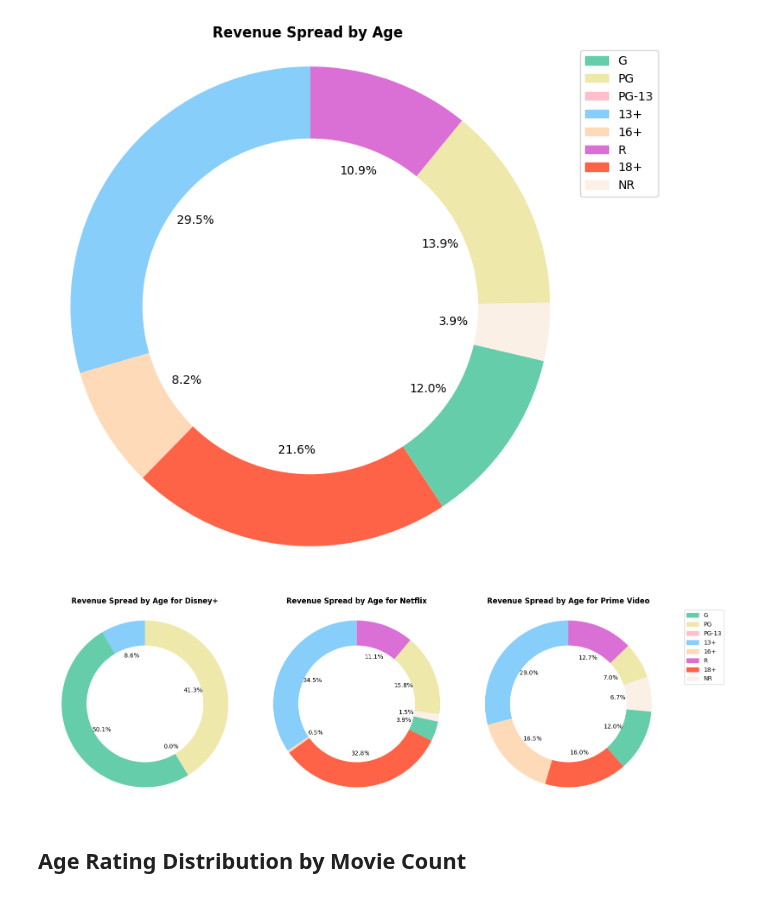
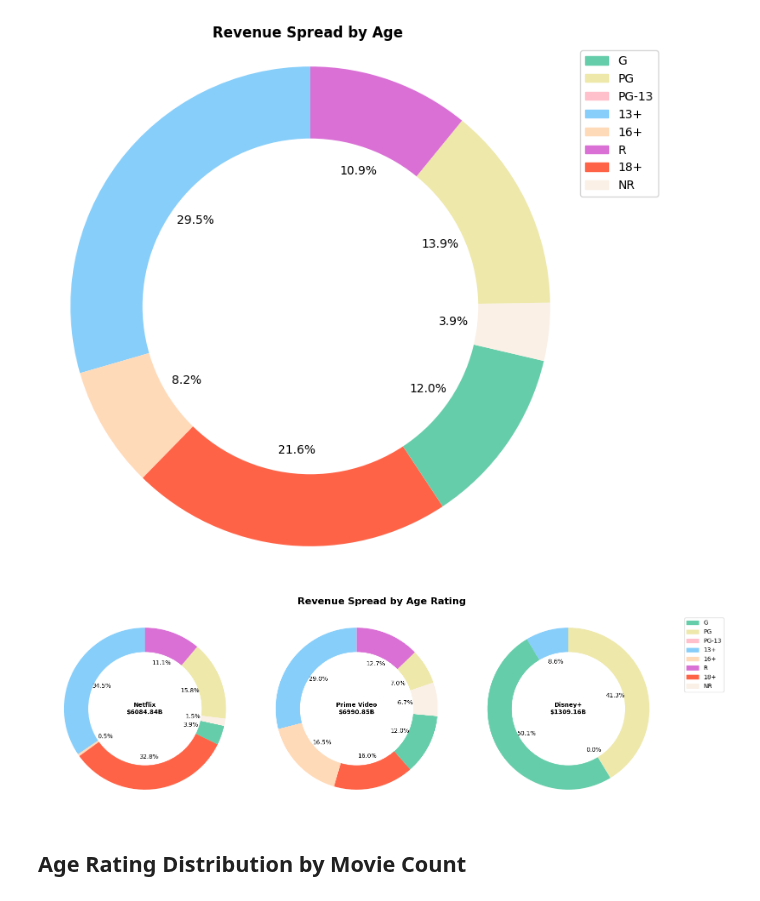
Before and after one commit to ulquyorra-11/Cinemalytics, a Jupyter notebook: notebooks/Quys Notebook/PLOT_FINAL_BETA.ipynb, the cells around one changed output. Drawn from its saved outputs; the diff is of its cells as text; code cells hidden in the pictures.

```diff
--- a/notebooks/Quys Notebook/PLOT_FINAL_BETA.ipynb
+++ b/notebooks/Quys Notebook/PLOT_FINAL_BETA.ipynb
@@ -139,6 +126,9 @@ plt.show()
 # %% [output]
 [figure]
 # %%
+import matplotlib.pyplot as plt
+from matplotlib.patches import Patch
+
 # Function to plot revenue - age rating distribution for a given platform
 def plot_platform_distribution(platform):
     # Filter data for the given platform
@@ -147,47 +137,51 @@ def plot_platform_distribution(platform):
     # Group by age_rating and calculate total revenue for each age rating
     revenue_by_age_rating = platform_df.groupby('age_rating')['revenue'].sum()
 
-    # Create legend for age_rating
-    if platform == 'Disney+':
-        patch_list = [Patch(color=color, label=age_rating) for age_rating, color in age_rating_colors.items()]
-    else:
-        patch_list = [Patch(color=color) for color in age_rating_colors.values()]
+    # Calculate total revenue for the platform in billions
+    total_revenue_billion = platform_df['revenue'].sum() / 1e9
 
     # Plot donut chart
     plt.pie(revenue_by_age_rating, labels=None, autopct='%1.1f%%', startangle=90,
             colors=[age_rating_colors.get(age_rating, 'lightgrey') for age_rating in revenue_by_age_rating.index])
 
     # Draw a circle in the middle to make it a donut chart
     centre_circle = plt.Circle((0,0),0.70,fc='white')
     plt.gca().add_artist(centre_circle)
 
-    # Add a title
-    plt.title('Revenue Spread by Age for {}'.format(platform), fontweight='bold')
+    # Add total revenue inside the plot
+    plt.text(0, 0, f'{platform}\n${total_revenue_billion:.2f}B', horizontalalignment='center', verticalalignment='center', fontsize=10, fontweight='bold', color='black')
 
     # Equal aspect ratio ensures that pie is drawn as a circle
     plt.axis('equal')
 
     # Remove tags within the plot
     plt.ylabel('')
 
 # Plot all distributions together
 plt.figure(figsize=(16, 5))
 
-# Plot distribution for each platform
-for i, platform in enumerate(['Disney+', 'Netflix', 'Prime Video'], start=1):
+# Plot distribution for each platform in the specified order
+platform_order = ['Netflix', 'Prime Video', 'Disney+']
+for i, platform in enumerate(platform_order, start=1):
     plt.subplot(1, 3, i)
     plot_platform_distribution(platform)
+
+# Add a single headline
+plt.suptitle("Revenue Spread by Age Rating", fontsize=16, fontweight='bold')
+
+# Create legend for age_rating
+patch_list = [Patch(color=color, label=age_rating) for age_rating, color in age_rating_colors.items()]
 
 # Add a single legend for age_rating
 plt.legend(handles=patch_list, loc='upper left', bbox_to_anchor=(1.05, 1))
 
 # Adjust layout
 plt.tight_layout()
 
 # Show the plot
 plt.show()
 # %% [output]
-[figure, old version]
+[figure, new version]
 # %% [markdown]
 ## Age Rating Distribution by Movie Count ##
 # %%
```
Also changed, not shown: parts of 3 cells of this notebook.
